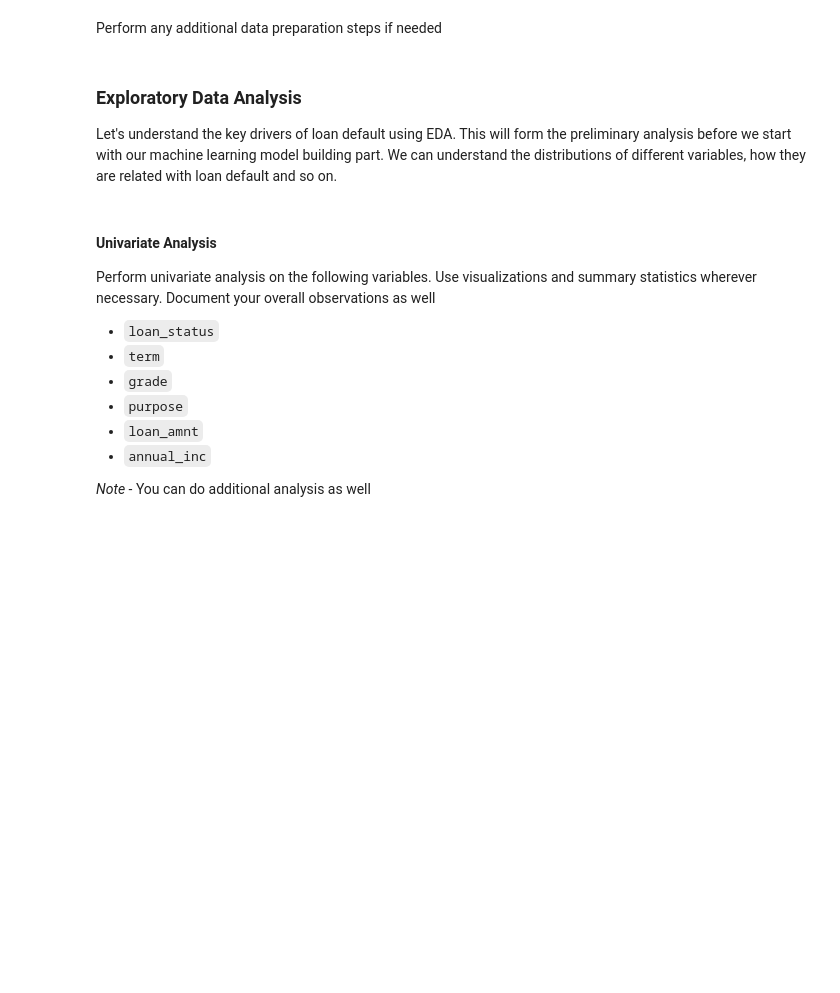
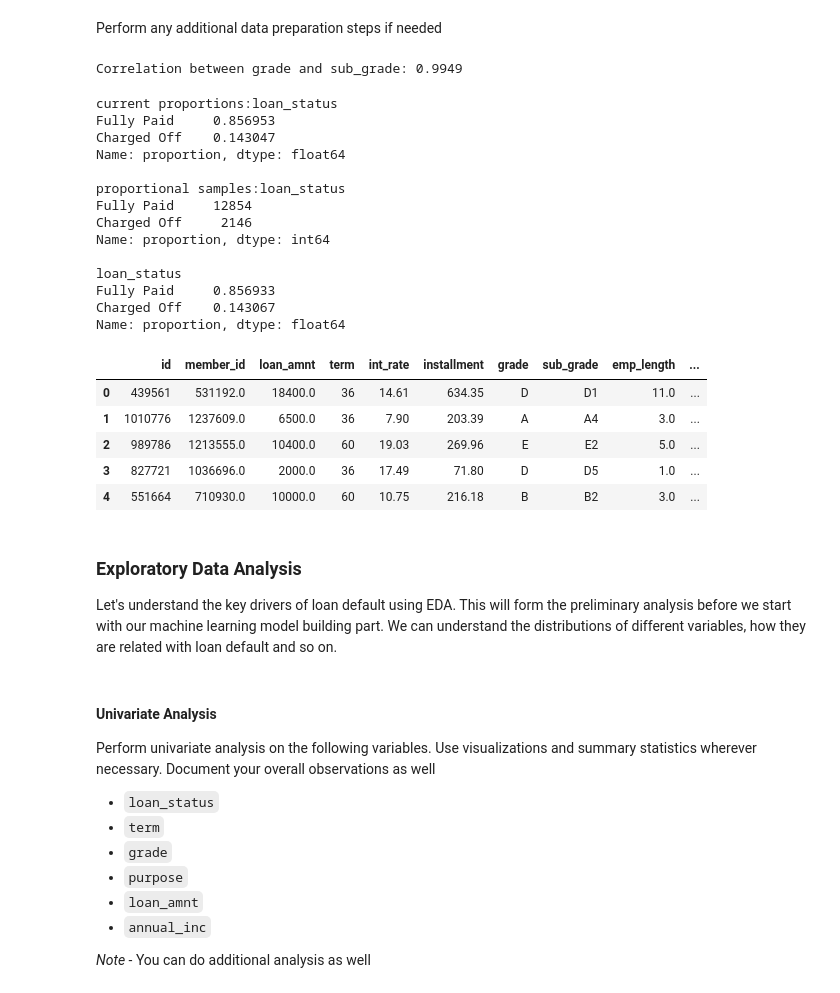
Before and after one commit to mkhallymysore/lending_club, a Jupyter notebook: Starter_Code_Loan_Approval_Lending_Club.ipynb, the cells around one changed output. Drawn from its saved outputs; the diff is of its cells as text; code cells hidden in the pictures; blank space fills up the shorter version.

```diff
--- a/Starter_Code_Loan_Approval_Lending_Club.ipynb
+++ b/Starter_Code_Loan_Approval_Lending_Club.ipynb
@@ -220,2 +252,3 @@ print(count_missing_rb)
 # %%
 ## Write your code
+df = df.dropna(subset=['emp_length'])
@@ -223,0 +283,2 @@ print(count_missing_rb)
+# %%
+df = df.dropna(subset=['revol_util'])
@@ -228,5 +330,6 @@ print(count_missing_rb)
 - Columns which are not available at the time of loan approval (Check the data dictionary and problem statement to understand this more) - `installment` and `last_pymnt_amnt`
 # %%
 ## Drop the above columns
+df.drop(['id', 'member_id', 'installment', 'last_pymnt_amnt'], axis=1, inplace=True)
 # %%
 ## Check the dataframe again
@@ -239,3 +346,67 @@ Perform any additional data preparation steps if needed
+# %%
+# Define grade order
+grade_order = {'A': 1, 'B': 2, 'C': 3, 'D': 4, 'E': 5, 'F': 6, 'G': 7}
+
+# Convert 'grade' to numeric
+df['grade_num'] = df['grade'].map(grade_order)
+
+# Convert 'sub_grade' to numeric (e.g., B3 -> 2.2 for grade B, level 3)
+df['sub_grade_num'] = df['sub_grade'].apply(
+    lambda x: grade_order[x[0]] + (int(x[1]) - 1) / 10
+)
+
+# Compute correlation to check if both the colums are needed
+correlation = df[['grade_num', 'sub_grade_num']].corr().iloc[0, 1]
+print(f"Correlation between grade and sub_grade: {correlation:.4f}")
+# %% [output]
+Correlation between grade and sub_grade: 0.9949
+# %%
+## Write the code
+# create a random subset of the dataset for analysis. Preserve the current distribution of loan_status
+# Total number of rows you want in the subset
+n_total = 15000  # Change this to your target subset size
+
+# Calculate proportional samples based on current distribution
+proportions = df['loan_status'].value_counts(normalize=True)
+print(f'current proportions:{proportions}')
+print('')
+n_per_class = (proportions * n_total).round().astype(int)
+print(f'proportional samples:{n_per_class}')
+print('')
+
+# Sample proportionally from each class
+df_subset = pd.concat([
+    df[df['loan_status'] == cls].sample(n=n, random_state=42)
+    for cls, n in n_per_class.items()
+])
+
+# Shuffle the final subset (optional)
+df_subset = df_subset.sample(frac=1, random_state=42).reset_index(drop=True)
+
+# Check the balance
+print(df_subset['loan_status'].value_counts(normalize=True))
+df_subset.head()
+# %% [output]
+current proportions:loan_status
+Fully Paid     0.856953
+Charged Off    0.143047
+Name: proportion, dtype: float64
+
+proportional samples:loan_status
+Fully Paid     12854
+Charged Off     2146
+Name: proportion, dtype: int64
+
+loan_status
+Fully Paid     0.856933
+Charged Off    0.143067
+Name: proportion, dtype: float64
+|  | id | member_id | loan_amnt | term | int_rate | installment | grade | sub_grade | emp_length | ... |
+| 0 | 439561 | 531192.0 | 18400.0 | 36 | 14.61 | 634.35 | D | D1 | 11.0 | ... |
+| 1 | 1010776 | 1237609.0 | 6500.0 | 36 | 7.90 | 203.39 | A | A4 | 3.0 | ... |
+| 2 | 989786 | 1213555.0 | 10400.0 | 60 | 19.03 | 269.96 | E | E2 | 5.0 | ... |
+| 3 | 827721 | 1036696.0 | 2000.0 | 36 | 17.49 | 71.80 | D | D5 | 1.0 | ... |
+| 4 | 551664 | 710930.0 | 10000.0 | 60 | 10.75 | 216.18 | B | B2 | 3.0 | ... |
 # %% [markdown]
 ### Exploratory Data Analysis
 
```
Also changed, not shown: parts of 14 cells of this notebook.
